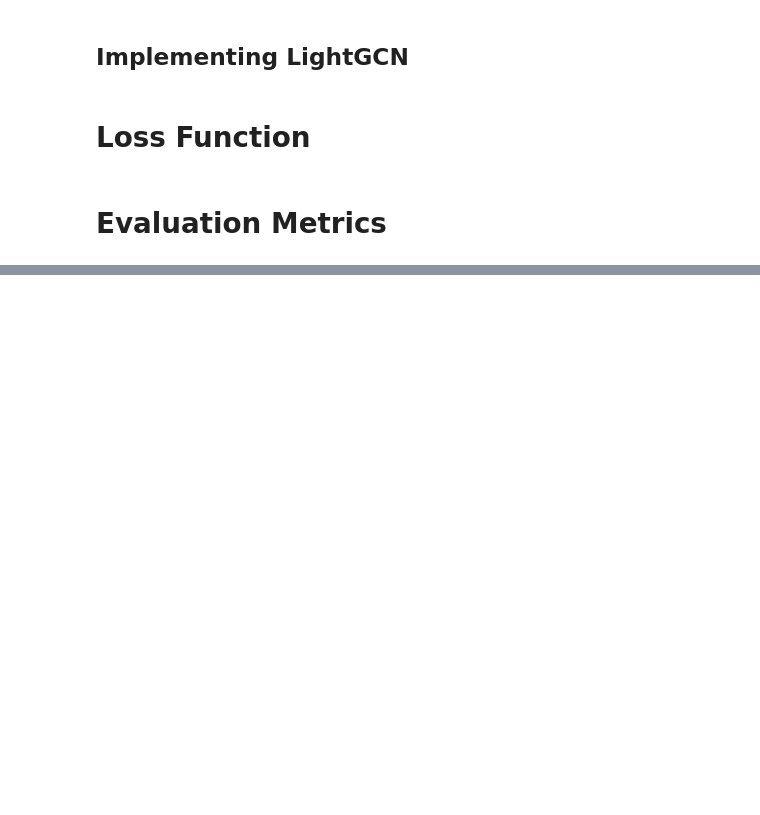
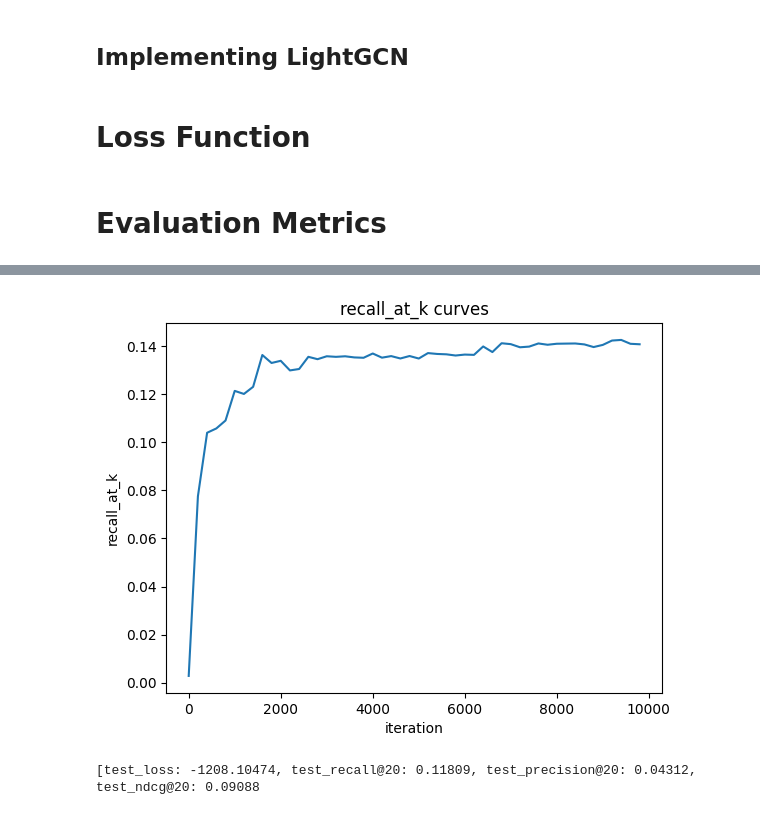
Before and after one commit to ArnabKumarRoy02/gnn-recomender-system, a Jupyter notebook: recommender-system.ipynb, the cells around one changed output, grey strips where cells are left out. Drawn from its saved outputs; the diff is of its cells as text; code cells hidden in the pictures; blank space fills up the shorter version.

```diff
--- a/recommender-system.ipynb
+++ b/recommender-system.ipynb
@@ -597,0 +642,10 @@ def get_metrics(model,
+# %%
+# define constants
+ITERATIONS = 10000
+EPOCHS = 10
+BATCH_SIZE = 1024
+LR = 1e-3
+ITERS_PER_EVAL = 200
+ITERS_PER_LR_DECAY = 200
+K = 20
+LAMBDA = 1e-6
@@ -597,0 +759,23 @@ def get_metrics(model,
+# %%
+f2 = plt.figure()
+plt.plot(iters, val_recall_at_ks, label='recall_at_k')
+plt.xlabel('iteration')
+plt.ylabel('recall_at_k')
+plt.title('recall_at_k curves')
+plt.show()
+# %% [output]
+[figure, added]
+# %%
+# evaluate on test set
+model.eval()
+test_edge_index = test_edge_index.to(device)
+
+test_loss, test_recall, test_precision, test_ndcg = evaluation(model,
+                                                               test_edge_index,
+                                                               [train_edge_index, val_edge_index],
+                                                               K,
+                                                               LAMBDA)
+
+print(f"[test_loss: {round(test_loss, 5)}, test_recall@{K}: {round(test_recall, 5)}, test_precision@{K}: {round(test_precision, 5)}, test_ndcg@{K}: {round(test_ndcg, 5)}")
+# %% [output]
+[test_loss: -1208.10474, test_recall@20: 0.11809, test_precision@20: 0.04312, test_ndcg@20: 0.09088
```
Also changed, not shown: parts of 8 cells of this notebook.
